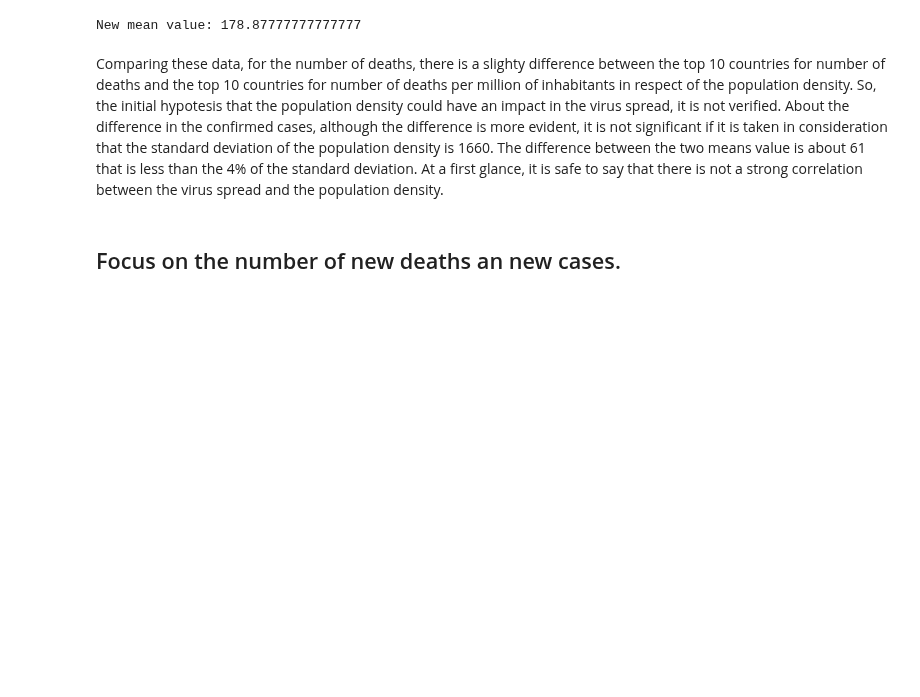
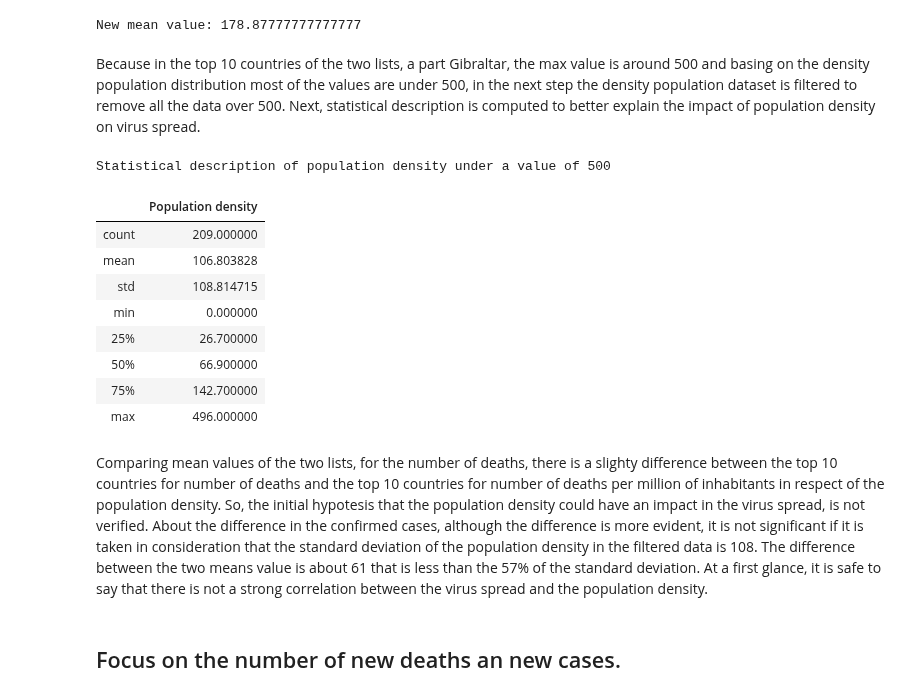
Before and after one commit to Mattia81/DataScienceForBusiness, a Jupyter notebook: World_analysis/world_analysis.ipynb, the cells around one changed output. Cells and saved outputs as stored; diff of their text form; code cells hidden in the pictures; blank space fills up the shorter version.

Commit message:
Updated jupyter notebooks
World_analysis file: finer analysis about virus spread vs population density.
Italy_analysis file: review of the document.

```diff
--- a/World_analysis/world_analysis.ipynb
+++ b/World_analysis/world_analysis.ipynb
@@ -528,8 +528,25 @@ print('\nNew mean value:',df_population_density.loc[df_population_density['Count
 # %% [output]
 New mean value: 178.87777777777777
+# %% [markdown]
+Because in the top 10 countries of the two lists, a part Gibraltar, the max value is around 500 and basing on the density population distribution most of the values are under 500, in the next step the density population dataset is filtered to remove all the data over 500. Next, statistical description is computed to better explain the impact of population density on virus spread.
+# %%
+df_filtered_population_density = df_population_density.loc[df_population_density['Population density'] < 500]
+print("Statistical description of population density under a value of 500")
+df_filtered_population_density.describe()
+# %% [output]
+Statistical description of population density under a value of 500
+|  | Population density |
+| count | 209.000000 |
+| mean | 106.803828 |
+| std | 108.814715 |
+| min | 0.000000 |
+| 25% | 26.700000 |
+| 50% | 66.900000 |
+| 75% | 142.700000 |
+| max | 496.000000 |
 # %% [markdown]
-Comparing these data, for the number of deaths, there is a slighty difference between the top 10 countries for number of deaths and the top 10 countries for number of deaths per million of inhabitants in respect of the population density. So, the initial hypotesis that the population density could have an impact in the virus spread, it is not verified.
-About the difference in the confirmed cases, although the difference is more evident, it is not significant if it is taken in consideration that the standard deviation  of the population density is 1660. The difference between the two means value is about 61 that is less than the 4% of the standard deviation. At a first glance, it is safe to say that there is not a strong correlation between the virus spread and the population density.
+Comparing mean values of the two lists, for the number of deaths, there is a slighty difference between the top 10 countries for number of deaths and the top 10 countries for number of deaths per million of inhabitants in respect of the population density. So, the initial hypotesis that the population density could have an impact in the virus spread, is not verified.
+About the difference in the confirmed cases, although the difference is more evident, it is not significant if it is taken in consideration that the standard deviation  of the population density in the filtered data is 108. The difference between the two means value is about 61 that is less than the 57% of the standard deviation. At a first glance, it is safe to say that there is not a strong correlation between the virus spread and the population density.
 # %% [markdown]
 ## Focus on the number of new deaths an new cases.
 # %% [markdown]
```
Also changed, not shown: parts of 25 cells of this notebook, 1 other file.
